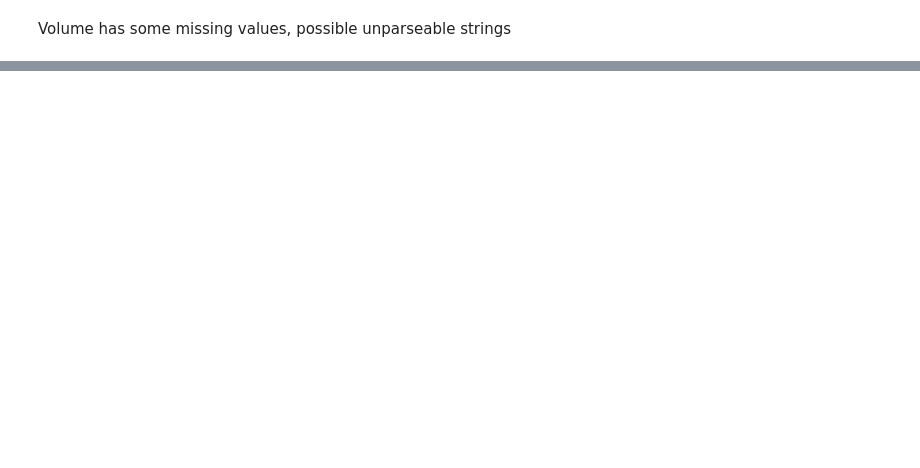
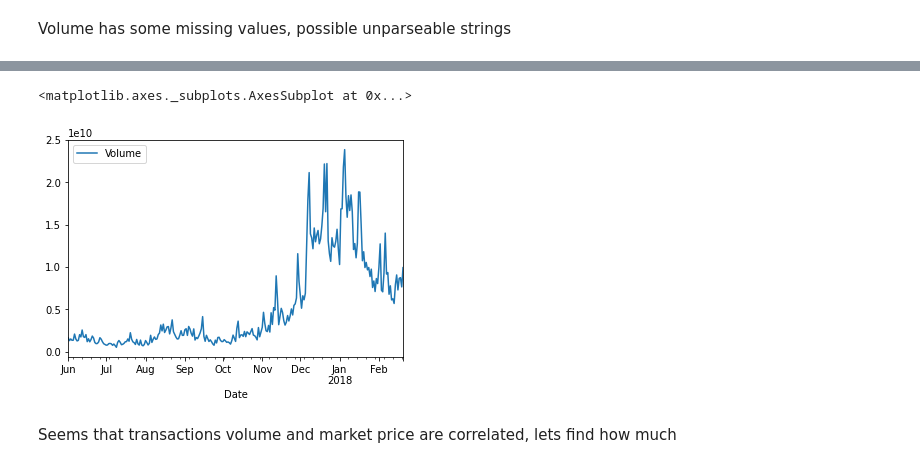
Before and after one commit to ElPapi42/data-fresh, a Jupyter notebook: notebook.ipynb, the cells around one changed output, grey strips where cells are left out. Cells and saved outputs as stored; diff of their text form; code cells hidden in the pictures; blank space fills up the shorter version.

```diff
--- a/notebook.ipynb
+++ b/notebook.ipynb
@@ -66,0 +107,7 @@ Volume has some missing values, possible unparseable strings
+# %%
+btc['2017-06':].plot(y=['Volume'], kind='line')
+# %% [output]
+<matplotlib.axes._subplots.AxesSubplot at 0x...>
+[figure, added]
+# %% [markdown]
+Seems that transactions volume and market price are correlated, lets find how much
```
Also changed, not shown: parts of 14 cells of this notebook.
